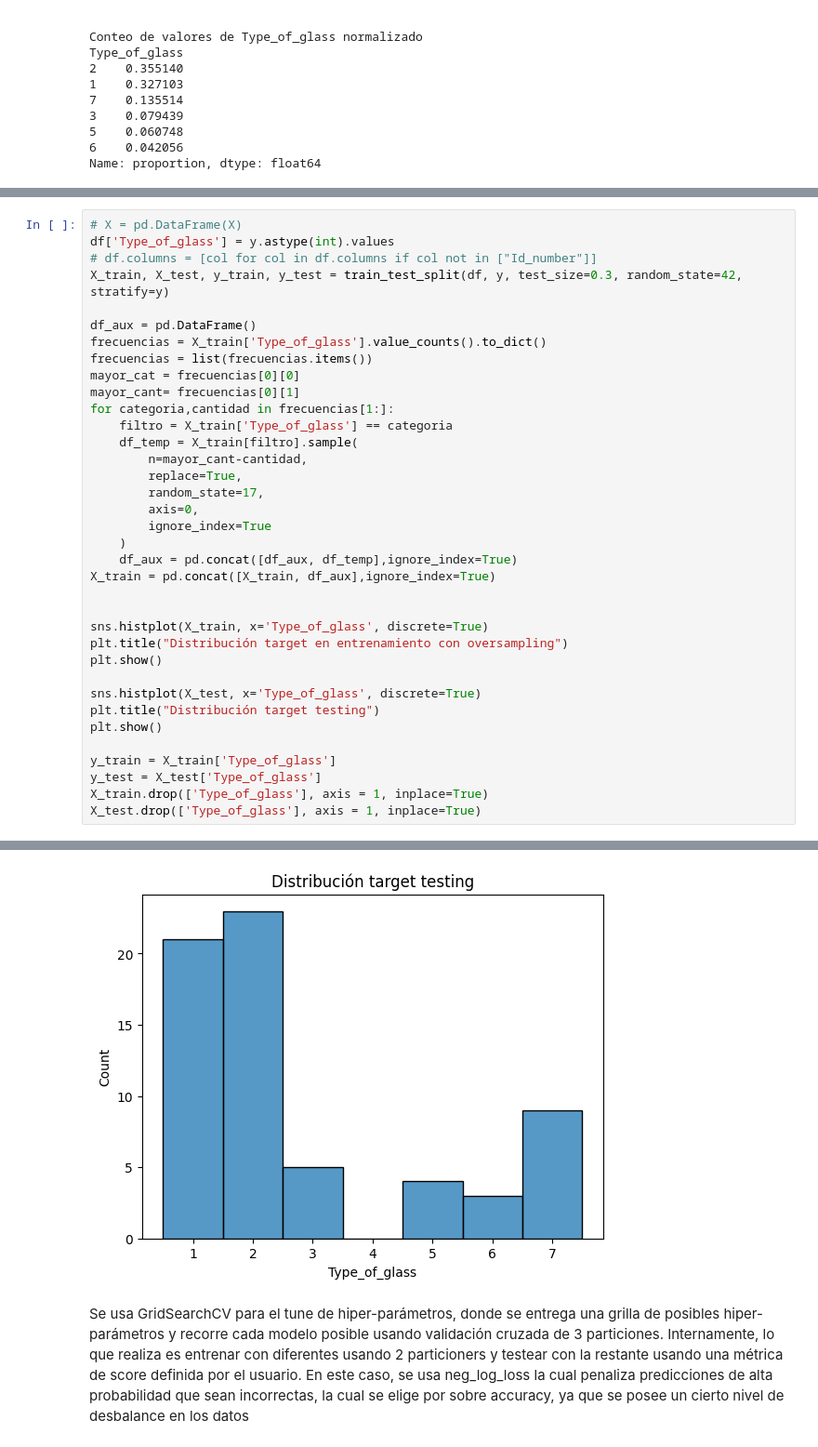
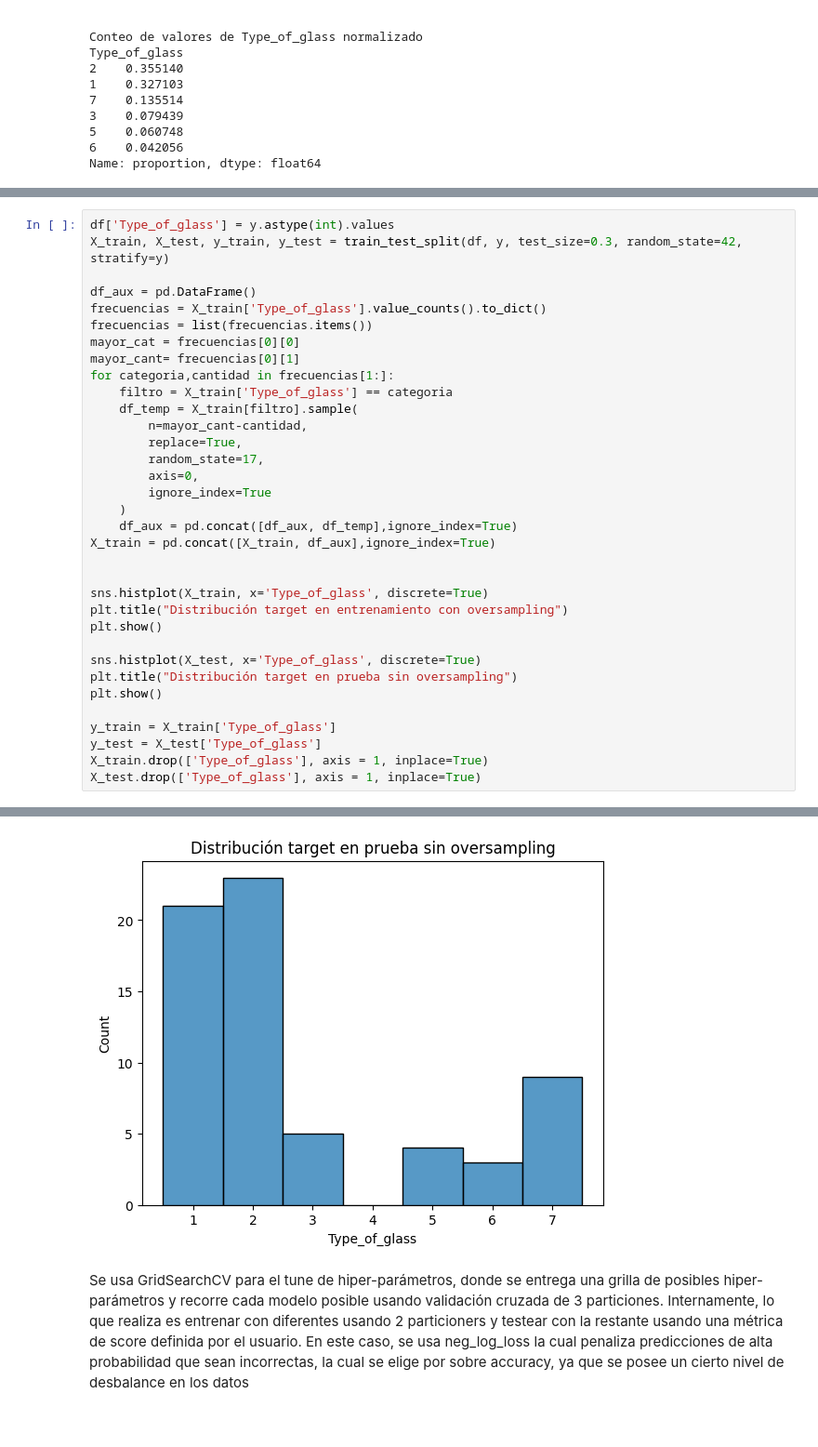
Before and after one commit to gabalvarezmc/MachineLearning_T4, a Jupyter notebook: Trabajo_Final_ML.ipynb, the cells around one changed output, grey strips where cells are left out. Shown at 93% size. Drawn from its saved outputs; the diff is of its cells as text.

```diff
--- a/Trabajo_Final_ML.ipynb
+++ b/Trabajo_Final_ML.ipynb
@@ -371,42 +356,40 @@ Se divide el dataset en un conjunto de entrenamiento y un conjunto de prueba y s
 # %%
-# X = pd.DataFrame(X)
 df['Type_of_glass'] = y.astype(int).values
-# df.columns = [col for col in df.columns if col not in ["Id_number"]]
 X_train, X_test, y_train, y_test = train_test_split(df, y, test_size=0.3, random_state=42, stratify=y)
 
 df_aux = pd.DataFrame()
 frecuencias = X_train['Type_of_glass'].value_counts().to_dict()
 frecuencias = list(frecuencias.items())
 mayor_cat = frecuencias[0][0]
 mayor_cant= frecuencias[0][1]
 for categoria,cantidad in frecuencias[1:]:
     filtro = X_train['Type_of_glass'] == categoria
     df_temp = X_train[filtro].sample(
         n=mayor_cant-cantidad,
         replace=True,
         random_state=17,
         axis=0,
         ignore_index=True
     )
     df_aux = pd.concat([df_aux, df_temp],ignore_index=True)
 X_train = pd.concat([X_train, df_aux],ignore_index=True)
 
 
 sns.histplot(X_train, x='Type_of_glass', discrete=True)
 plt.title("Distribución target en entrenamiento con oversampling")
 plt.show()
 
 sns.histplot(X_test, x='Type_of_glass', discrete=True)
-plt.title("Distribución target testing")
+plt.title("Distribución target en prueba sin oversampling")
 plt.show()
 
 y_train = X_train['Type_of_glass']
 y_test = X_test['Type_of_glass']
 X_train.drop(['Type_of_glass'], axis = 1, inplace=True)
 X_test.drop(['Type_of_glass'], axis = 1, inplace=True)
 # %% [output]
 [figure]
-[figure, old version]
+[figure, new version]
 # %% [markdown]
 Se usa GridSearchCV para el tune de hiper-parámetros, donde se entrega una grilla de posibles hiper-parámetros y recorre cada modelo posible usando validación cruzada de 3 particiones. Internamente, lo que realiza es entrenar con diferentes usando 2 particioners y testear con la restante usando una métrica de score definida por el usuario. En este caso, se usa neg_log_loss la cual penaliza predicciones de alta probabilidad que sean incorrectas, la cual se elige por sobre accuracy, ya que se posee un cierto nivel de desbalance en los datos
 # %%
```
Also changed, not shown: parts of 18 cells of this notebook.
